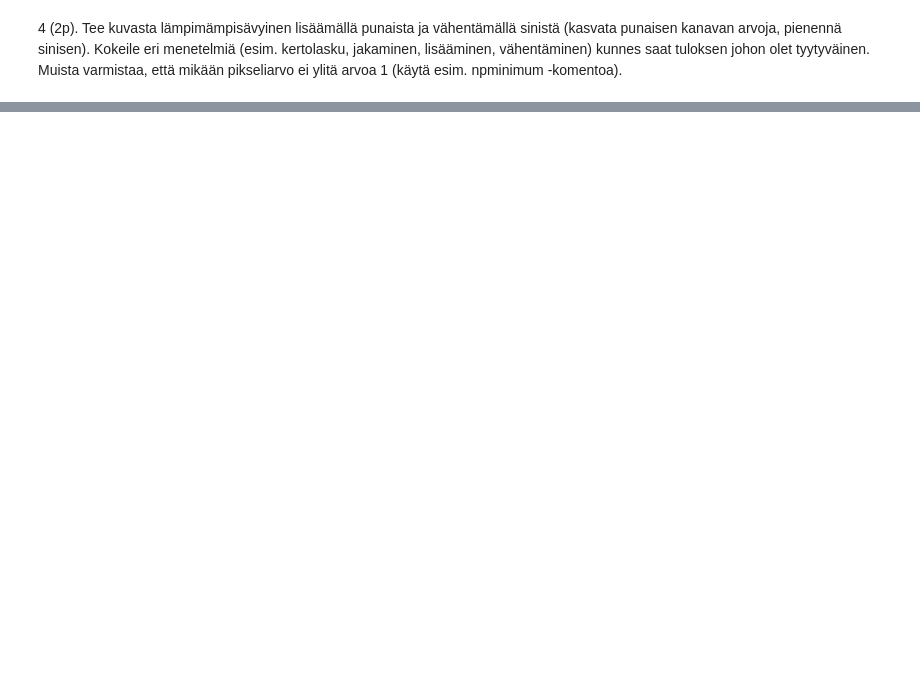
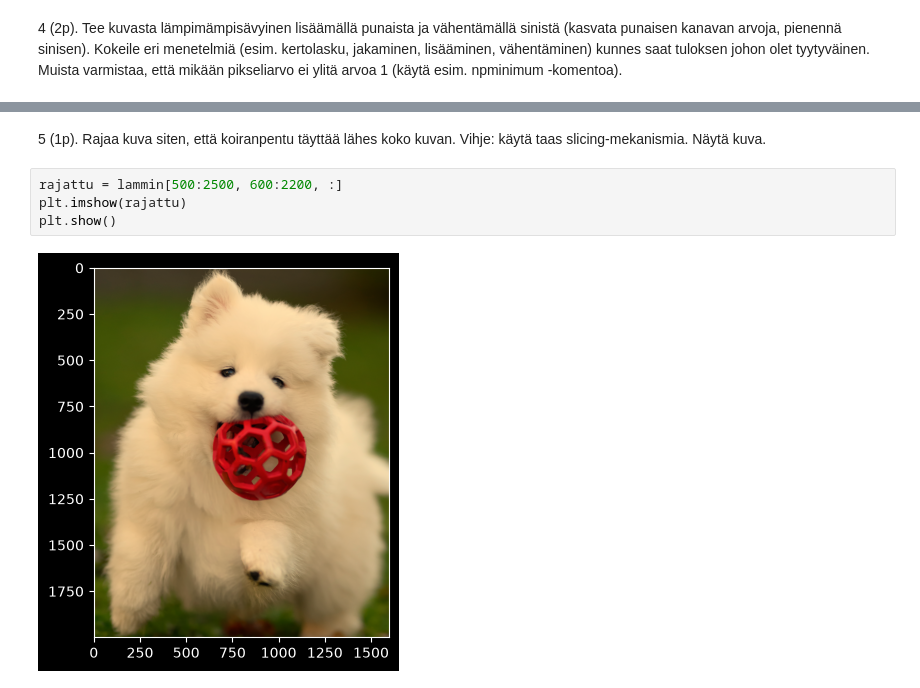
Before and after one commit to jallu123/Python_ohjelmoinnin_jatkokurssi, a Jupyter notebook: Tehtävät/tehtävä07.ipynb, the cells around one changed output, grey strips where cells are left out. Drawn from its saved outputs; the diff is of its cells as text; blank space fills up the shorter version.

```diff
--- a/Tehtävät/tehtävä07.ipynb
+++ b/Tehtävät/tehtävä07.ipynb
@@ -72,0 +76,8 @@ plt.show()
+# %% [markdown]
+5 (1p). Rajaa kuva siten, että koiranpentu täyttää lähes koko kuvan. Vihje: käytä taas slicing-mekanismia. Näytä kuva.
+# %%
+rajattu = lammin[500:2500, 600:2200, :]
+plt.imshow(rajattu)
+plt.show()
+# %% [output]
+[figure, added]
```
Also changed, not shown: parts of 10 cells of this notebook, 4 other files.
